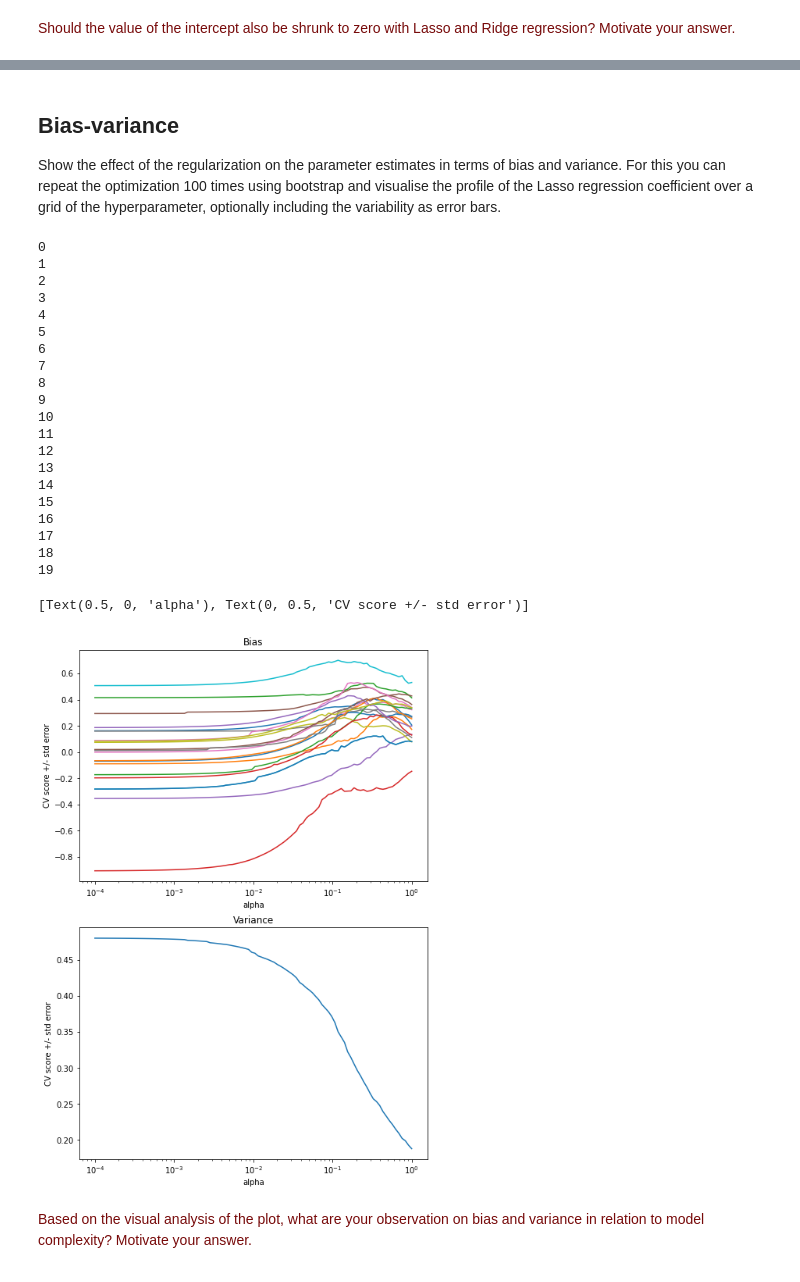
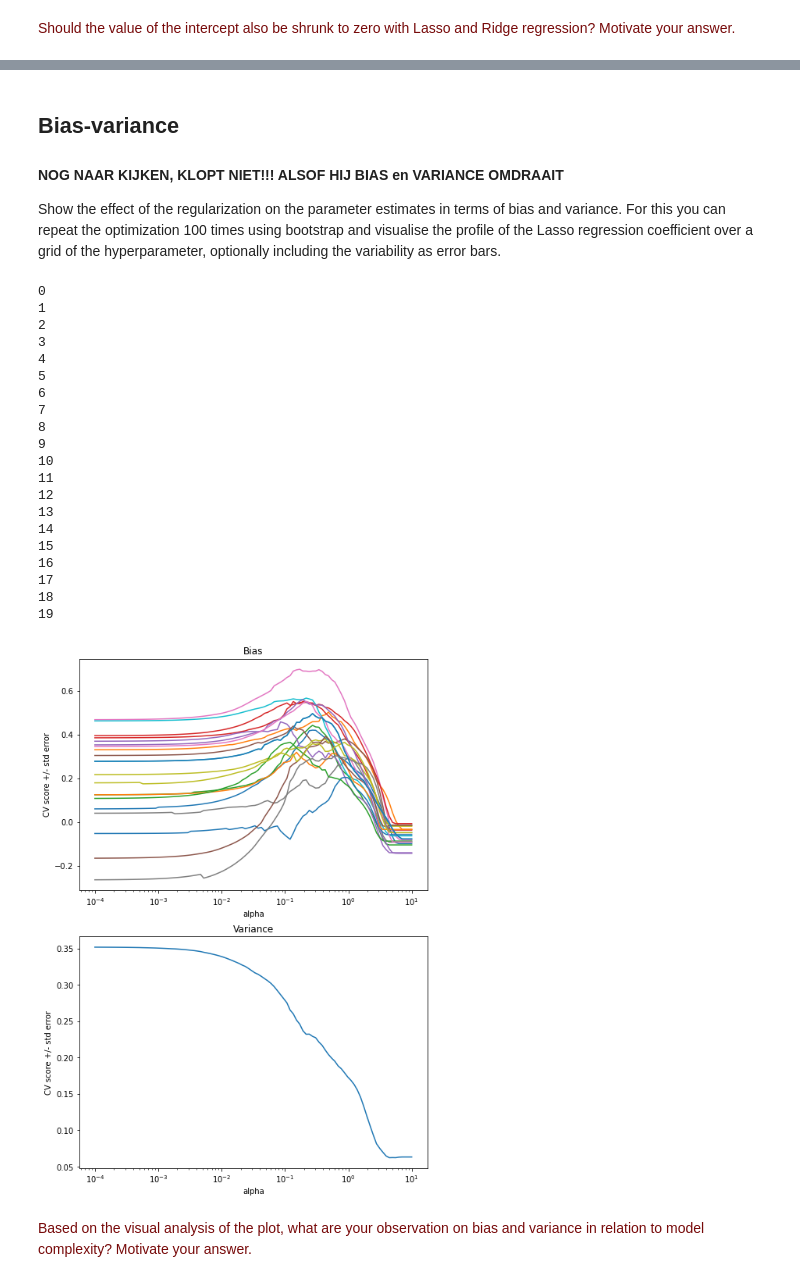
Before and after one commit to bgeven/8DM50_Group4, a Jupyter notebook: Assignment_week_3/week_3.ipynb, the cells around one changed output, grey strips where cells are left out. Cells and saved outputs as stored; diff of their text form; code cells hidden in the pictures.

```diff
--- a/Assignment_week_3/week_3.ipynb
+++ b/Assignment_week_3/week_3.ipynb
@@ -425,5 +412,6 @@ Source: https://stats.stackexchange.com/questions/86991/reason-for-not-shrinking
 # %% [markdown]
 ## Bias-variance
+#### NOG NAAR KIJKEN, KLOPT NIET!!! ALSOF HIJ BIAS en VARIANCE OMDRAAIT
 
 Show the effect of the regularization on the parameter estimates in terms of bias and variance. For this you can repeat the optimization 100 times using bootstrap and visualise the profile of the Lasso regression coefficient over a grid of the hyperparameter, optionally including the variability as error bars.
 # %%
@@ -431,7 +419,7 @@ from sklearn.utils import resample
 # %%
 #Specify model and value for alpha
 lasso = Lasso(alpha=alpha,tol=0.1)
-alphas = np.logspace(-4, 0, 100)
+alphas = np.logspace(-4, 1, 100)
 
 #Specifiy parameters to be optimized
 tuned_parameters = [{'alpha': alphas}]
@@ -449,19 +437,22 @@ std_errors = []
 list_std_errors = []
 
 for i in range(number_of_plots):
-    #create a subset of 100 data points to test the model
+    # create a subset of 100 data points to test the model
     boot = resample(gene_expression, drug_response, replace=True, n_samples=100)
-    #create and fit model
-    #Cross-validation using sklearn.model_selection.GridSearchCV
-    clf_testing=GridSearchCV(lasso, tuned_parameters, cv=n_folds)
+
+    # create and fit model
+    # cross-validation using sklearn.model_selection.GridSearchCV
+    clf_testing = GridSearchCV(lasso, tuned_parameters, cv=n_folds)
     clf_testing.fit(boot[0], boot[1])
-    #get mean and std test score
+
+    # get mean and std test score
     scores_test = clf_testing.cv_results_['mean_test_score']
     scores_std = clf_testing.cv_results_['std_test_score']
     std_error = scores_std / np.sqrt(n_folds)
     std_errors.append(std_error)
     list_std_errors.append(scores_std)
-    #plot stds and scores (std for variance and means for bias)
+
+    # plot stds and scores (std for variance and means for bias)
     scores_plot = axs[0].semilogx(alphas, scores_test)
 
     print(i) #To see how far in the programm you are
@@ -473,37 +464,36 @@ sum_stds = [np.average(x) for x in zip(*list_std_errors)] # compute the mean std
 axs[0].semilogx(alphas, scores_test)
 axs[0].set(xlabel = 'alpha', ylabel='CV score +/- std error')
 axs[1].semilogx(alphas, sum_stds)
-axs[1].set(xlabel = 'alpha', ylabel='CV score +/- std error')
+axs[1].set(xlabel = 'alpha', ylabel='CV score +/- std error');
 
 #combining x and y labels where possible and defining x limits
 #for ax in axs.flat:
  #   ax.set(xlabel = 'alpha', ylabel='CV score +/- std error')
 
 #for ax in axs.flat:
  #   ax.label_outer()
 # %% [output]
 0
 1
 2
 3
 4
 5
 6
 7
 8
 9
 10
 11
 12
 13
 14
 15
 16
 17
 18
 19
-[Text(0.5, 0, 'alpha'), Text(0, 0.5, 'CV score +/- std error')]
-[figure, old version]
+[figure, new version]
 # %% [markdown]
 <p><font color='#770a0a'>Based on the visual analysis of the plot, what are your observation on bias and variance in relation to model complexity? Motivate your answer.</font></p>
 # %% [markdown]
```
Also changed, not shown: parts of 8 cells of this notebook.
